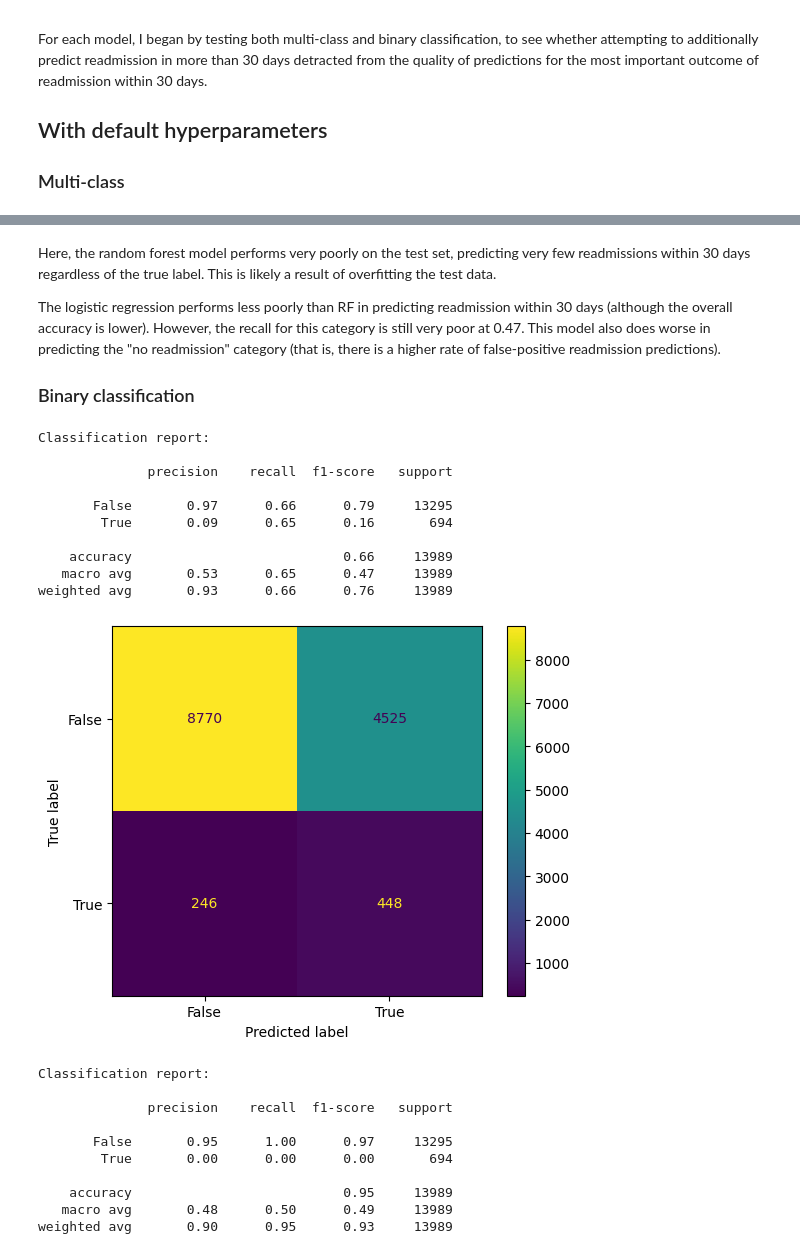
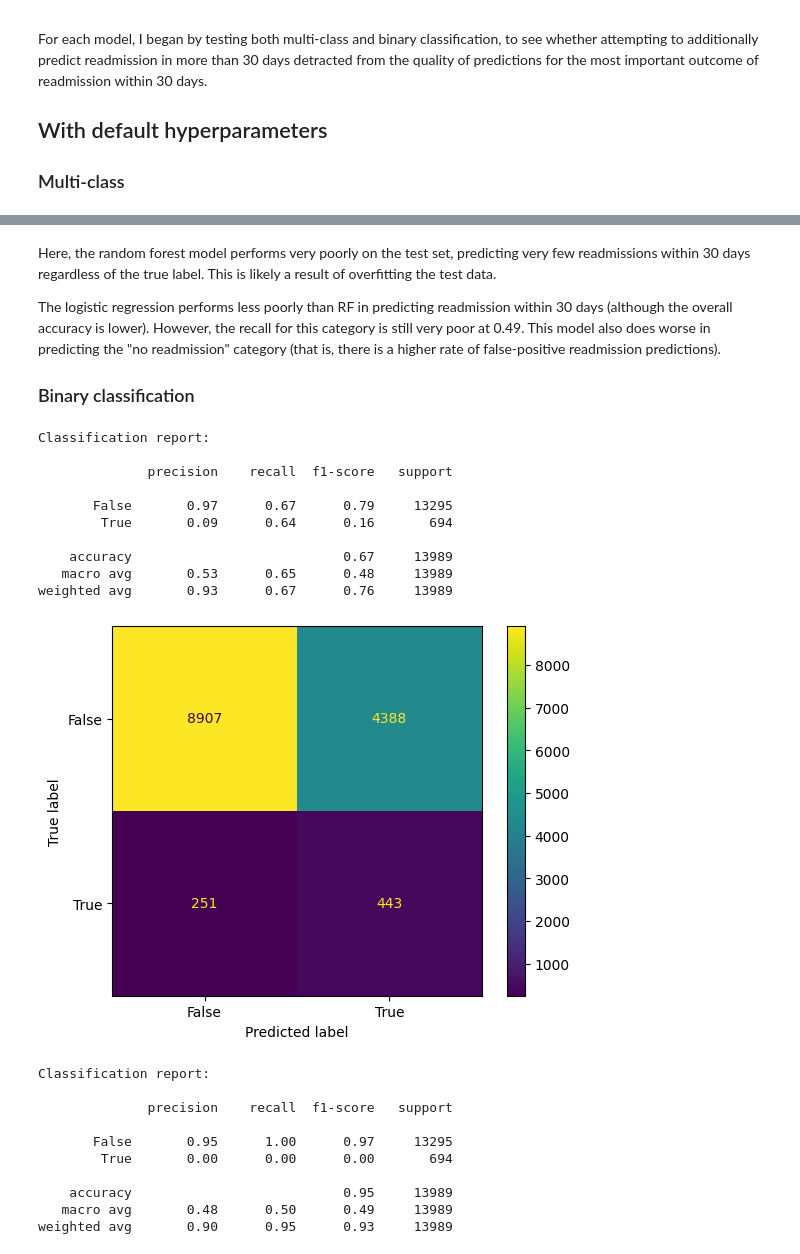
Before and after one commit to bennettJG/data17200project, a Jupyter notebook: Supervised_Learning.ipynb, the cells around one changed output, grey strips where cells are left out. Drawn from its saved outputs; the diff is of its cells as text; code cells hidden in the pictures.

```diff
--- a/Supervised_Learning.ipynb
+++ b/Supervised_Learning.ipynb
@@ -131,24 +131,24 @@ weighted avg       0.67      0.75      0.66     13989
 # %% [markdown]
 Here, the random forest model performs very poorly on the test set, predicting very few readmissions within 30 days regardless of the true label. This is likely a result of overfitting the test data.
 
-The logistic regression performs less poorly than RF in predicting readmission within 30 days (although the overall accuracy is lower). However, the recall for this category is still very poor at 0.47. This model also does worse in predicting the "no readmission" category (that is, there is a higher rate of false-positive readmission predictions).
+The logistic regression performs less poorly than RF in predicting readmission within 30 days (although the overall accuracy is lower). However, the recall for this category is still very poor at 0.49. This model also does worse in predicting the "no readmission" category (that is, there is a higher rate of false-positive readmission predictions).
 
 ### Binary classification
 # %%
-logistic_binary = LogisticRegression(random_state=random_state, class_weight='balanced')
+logistic_binary = LogisticRegression(random_state=random_state, class_weight='balanced', max_iter=1000)
 calculate_test_metrics(logistic_binary, X_train_scaled, X_test_scaled, y_train['readmit_less30'], y_test['readmit_less30'])
 # %% [output]
 Classification report:
 
               precision    recall  f1-score   support
 
-       False       0.97      0.66      0.79     13295
-        True       0.09      0.65      0.16       694
+       False       0.97      0.67      0.79     13295
+        True       0.09      0.64      0.16       694
 
-    accuracy                           0.66     13989
-   macro avg       0.53      0.65      0.47     13989
-weighted avg       0.93      0.66      0.76     13989
+    accuracy                           0.67     13989
+   macro avg       0.53      0.65      0.48     13989
+weighted avg       0.93      0.67      0.76     13989
-[figure, old version]
+[figure, new version]
 # %%
 rf_binary = RandomForestClassifier(random_state=random_state, class_weight='balanced_subsample')
 calculate_test_metrics(rf_binary, X_train_scaled, X_test_scaled, y_train['readmit_less30'], y_test['readmit_less30'])
```
Also changed, not shown: parts of 14 cells of this notebook.
